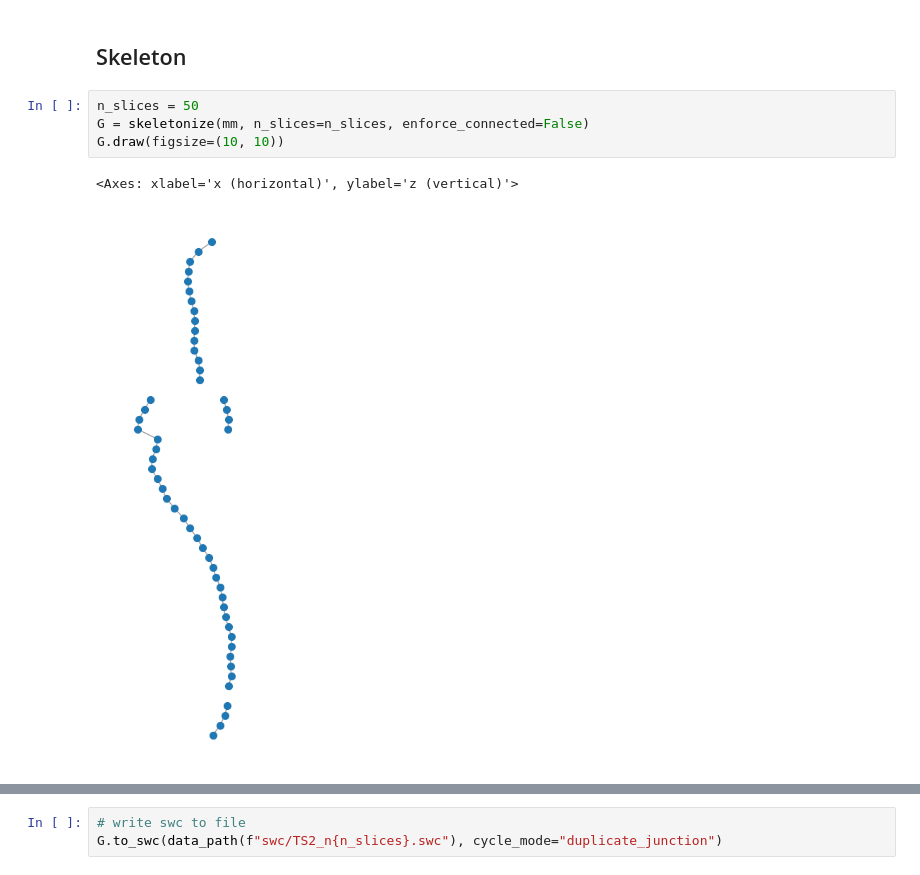
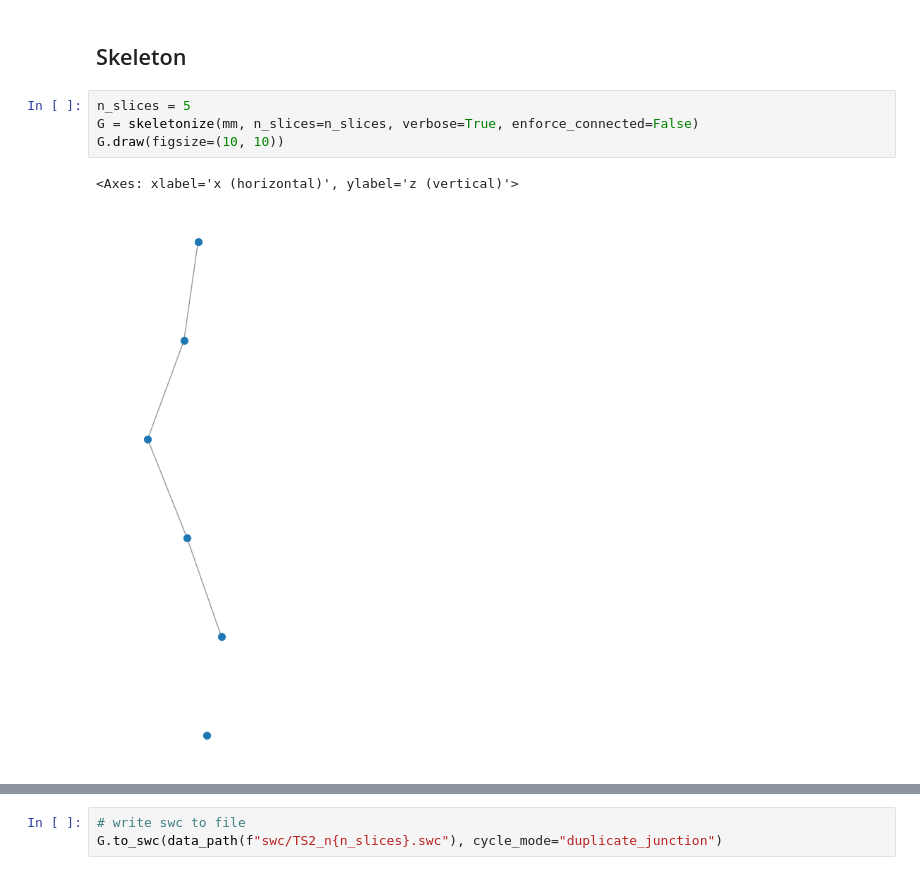
Before and after one commit to jmrfox/discos, a Jupyter notebook: notebooks/02d_TS2_skeleton.ipynb, the cells around one changed output, grey strips where cells are left out. Drawn from its saved outputs; the diff is of its cells as text.

```diff
--- a/notebooks/02d_TS2_skeleton.ipynb
+++ b/notebooks/02d_TS2_skeleton.ipynb
@@ -47,12 +47,12 @@ mm.save(data_path("mesh/processed/TS2_repaired.obj"), file_format="obj")
 # %% [markdown]
 ## Skeleton
 # %%
-n_slices = 50
-G = skeletonize(mm, n_slices=n_slices, enforce_connected=False)
+n_slices = 5
+G = skeletonize(mm, n_slices=n_slices, verbose=True, enforce_connected=False)
 G.draw(figsize=(10, 10))
 # %% [output]
 <Axes: xlabel='x (horizontal)', ylabel='z (vertical)'>
-[figure, old version]
+[figure, new version]
 # %%
 G.plot_all_cross_sections();
 # %% [output]
```
Also changed, not shown: parts of 1 cell of this notebook, 24 other files.
